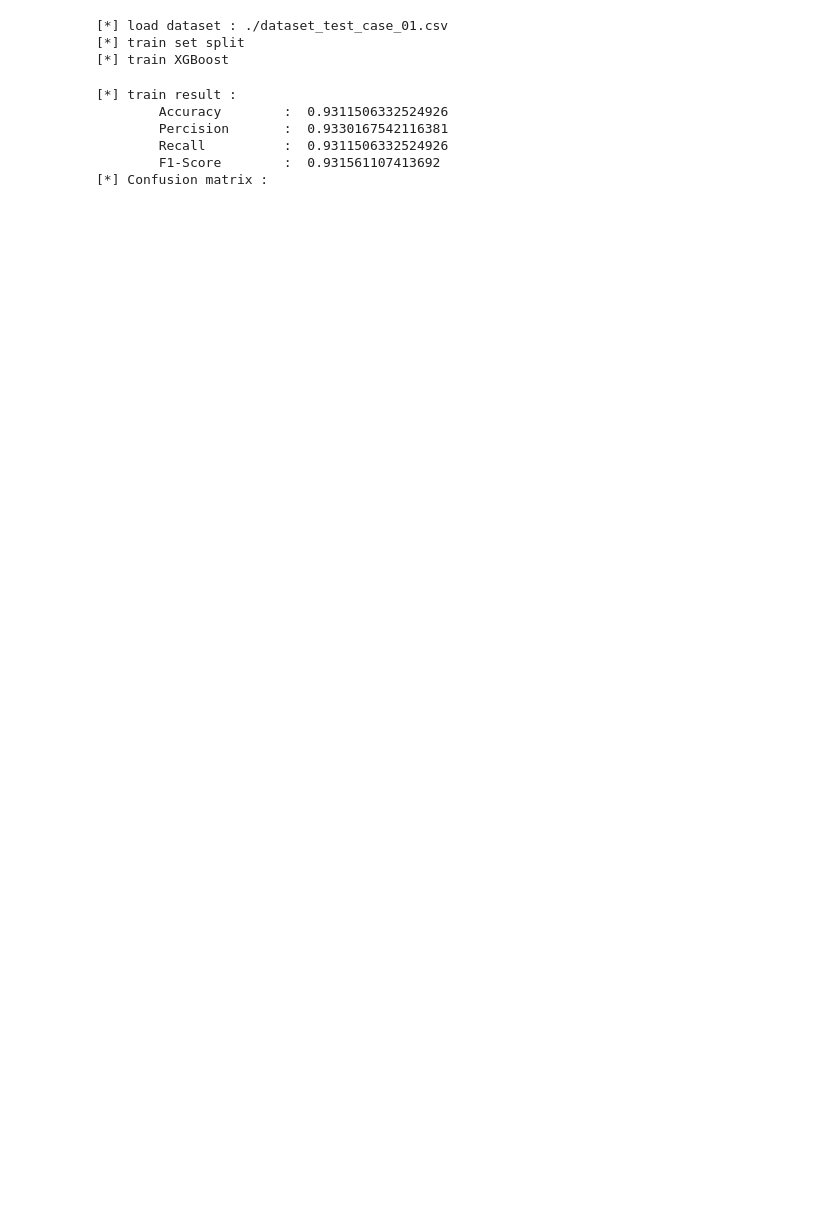
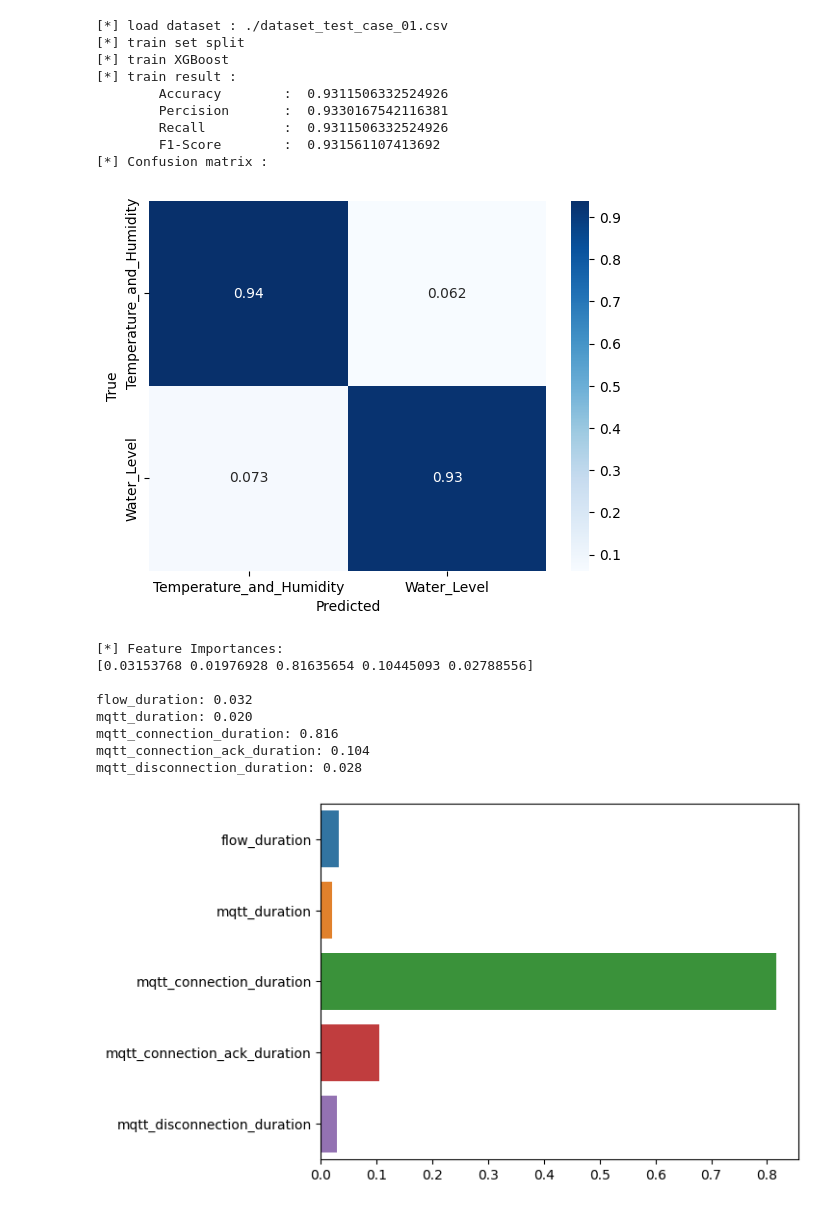
Before and after one commit to t0ck/aics305-23s, a Jupyter notebook: XGBoost.ipynb, the cells around one changed output. Saved outputs shown, nothing was run; the diff lists cells and outputs as text; code cells hidden in the pictures; blank space fills up the shorter version.

```diff
--- a/XGBoost.ipynb
+++ b/XGBoost.ipynb
@@ -47,37 +47,47 @@ for dataset in tqdm(dataset_list, desc='XGBoost', position=0):
     print('[*] train XGBoost')
     xgb_model = xgb.XGBClassifier()
     xgb_model.fit(X_train, y_train)
 
     y_pred = xgb_model.predict(X_test)
     print('[*] train result : ')
     accuracy = accuracy_score(y_test, y_pred)
     print('\tAccuracy \t: ', accuracy)
     percision = precision_score(y_test, y_pred, average='weighted')
     print('\tPercision \t: ', percision)
     recall = recall_score(y_test, y_pred, average='weighted')
     print('\tRecall \t\t: ', recall)
     f1 = f1_score(y_test, y_pred, average='weighted')
     print('\tF1-Score \t: ', f1)
 
     print('[*] Confusion matrix : ')
-    matrix = confusion_matrix(y_test, y_pred, labels=class_mapping, normalize='true')
+    matrix = confusion_matrix(y_test, y_pred, labels=list(class_mapping.values()), normalize='true')
     sns.heatmap(matrix, annot=True, xticklabels=label, yticklabels=label, cmap='Blues')
     plt.xlabel('Predicted')
     plt.ylabel('True')
     plt.show()
 
     print("[*] Feature Importances: \n{0}\n".format(xgb_model.feature_importances_))
     for name, value in zip(train_features, xgb_model.feature_importances_):
         print('{0}: {1:.3f}'.format(name, value))
     sns.barplot(x=xgb_model.feature_importances_, y=train_features)
     plt.show()
 # %% [output]
 [*] load dataset : ./dataset_test_case_01.csv
 [*] train set split
 [*] train XGBoost
+[*] train result :
+        Accuracy        :  0.9311506332524926
+        Percision       :  0.9330167542116381
+        Recall          :  0.9311506332524926
+        F1-Score        :  0.931561107413692
+[*] Confusion matrix :
+[figure, added]
-[*] train result :
-        Accuracy        :  0.9311506332524926
-        Percision       :  0.9330167542116381
-        Recall          :  0.9311506332524926
-        F1-Score        :  0.931561107413692
-[*] Confusion matrix :
+[*] Feature Importances:
+[0.03153768 0.01976928 0.81635654 0.10445093 0.02788556]
+
+flow_duration: 0.032
+mqtt_duration: 0.020
+mqtt_connection_duration: 0.816
+mqtt_connection_ack_duration: 0.104
+mqtt_disconnection_duration: 0.028
+[figure, added]
```
Also changed, not shown: parts of 1 cell of this notebook.
